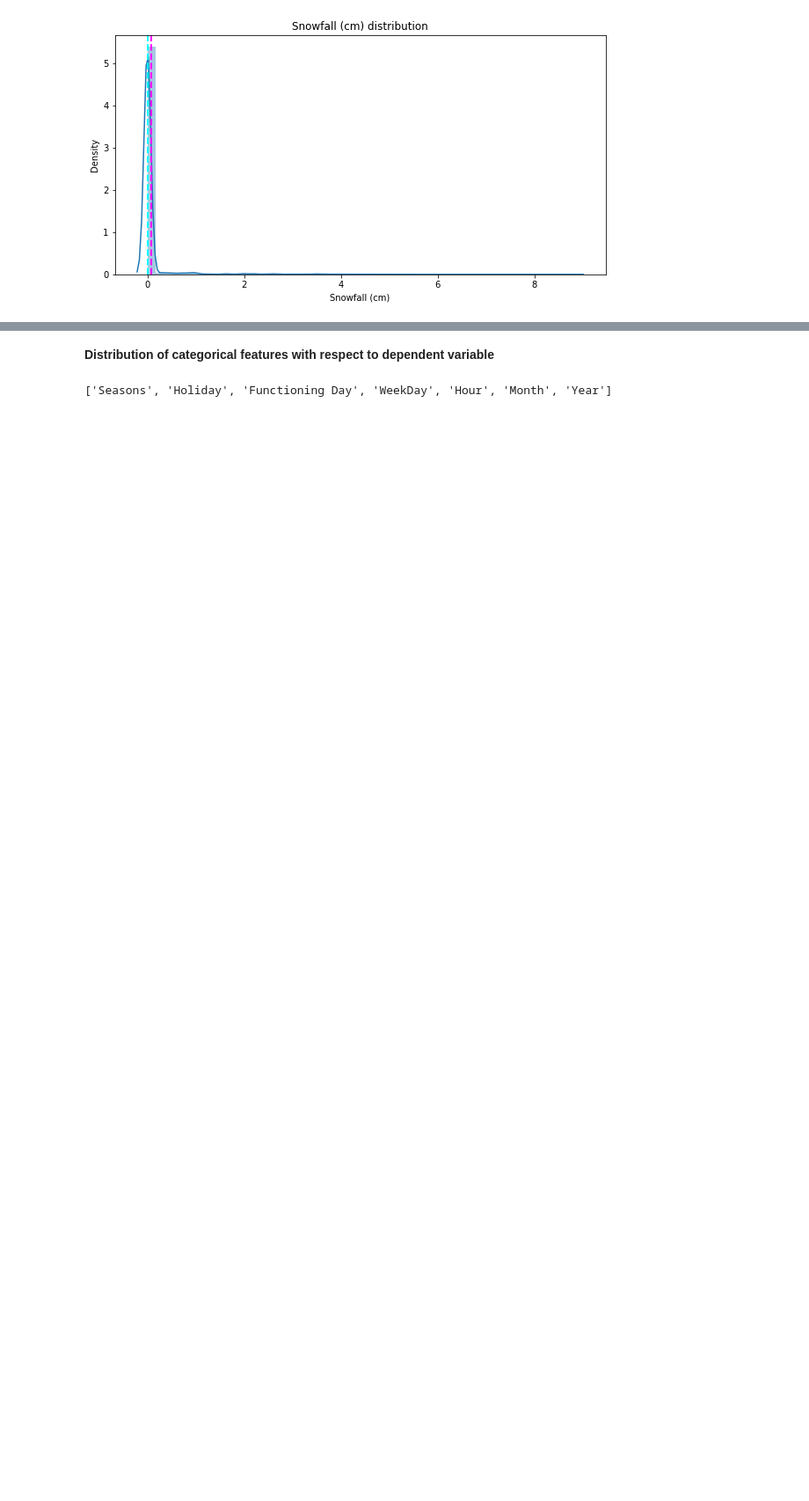
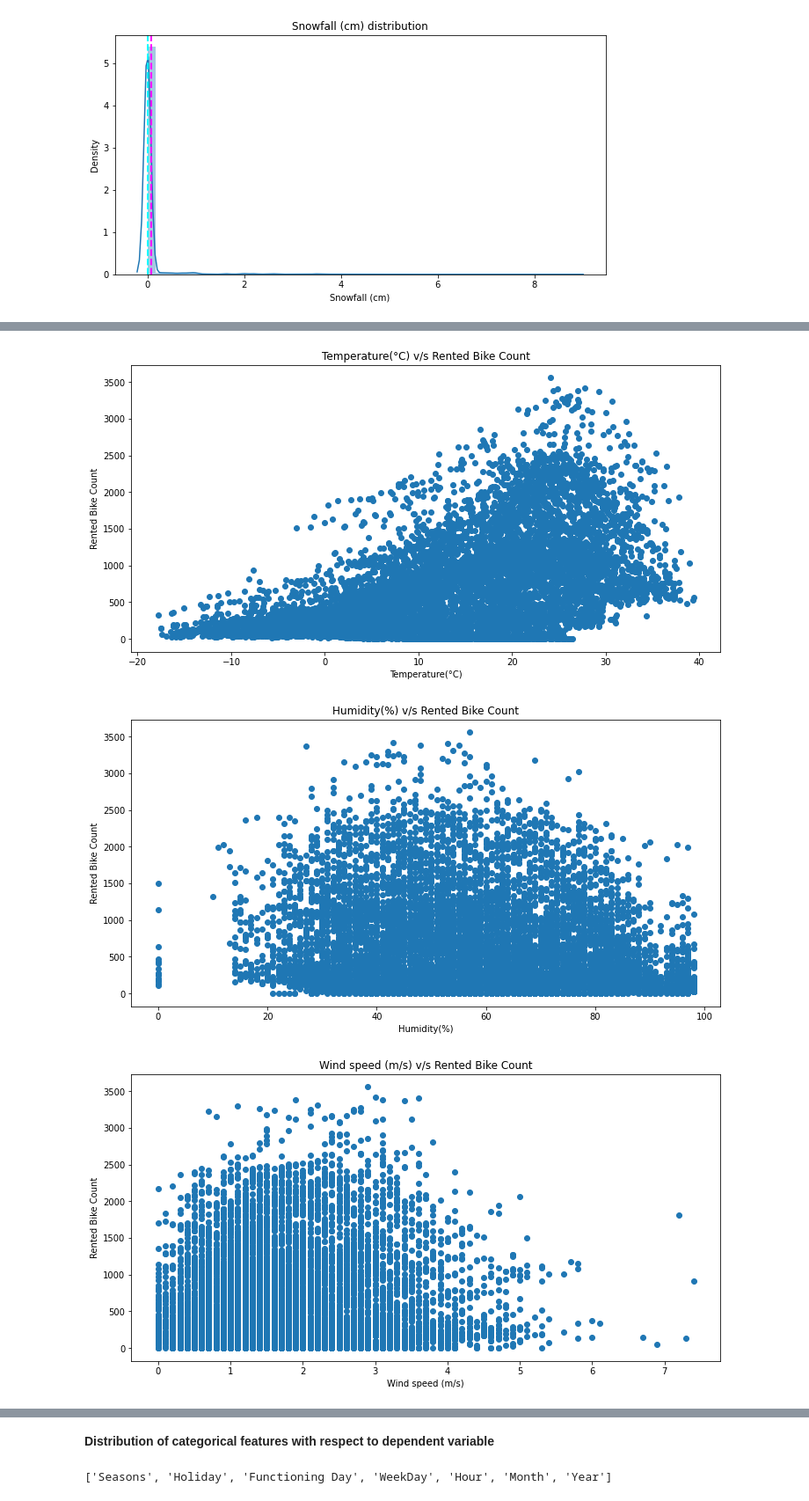
Before and after one commit to disuja7/Bike-sharing-demand-prediction, a Jupyter notebook: Copy_of_Bike_Sharing_Demand_Prediction_Capstone_Project.ipynb, the cells around one changed output, grey strips where cells are left out. Shown at 88% size. Cells and saved outputs as stored; diff of their text form; code cells hidden in the pictures; blank space fills up the shorter version.

```diff
--- a/Copy_of_Bike_Sharing_Demand_Prediction_Capstone_Project.ipynb
+++ b/Copy_of_Bike_Sharing_Demand_Prediction_Capstone_Project.ipynb
@@ -292,0 +295,12 @@ for col in numerical_features[2:-2]:
+# %%
+for col in numerical_features[2:-2]:
+  plt.figure(figsize=(12,6))
+  plt.scatter(x=col,y='Rented Bike Count',data=df)
+  plt.xlabel(col)
+  plt.ylabel('Rented Bike Count')
+  plt.title(col+' v/s '+ 'Rented Bike Count')
+  plt.show()
+# %% [output]
+[figure, added]
+[figure, added]
+[figure, added]
```
Also changed, not shown: parts of 88 cells of this notebook.
